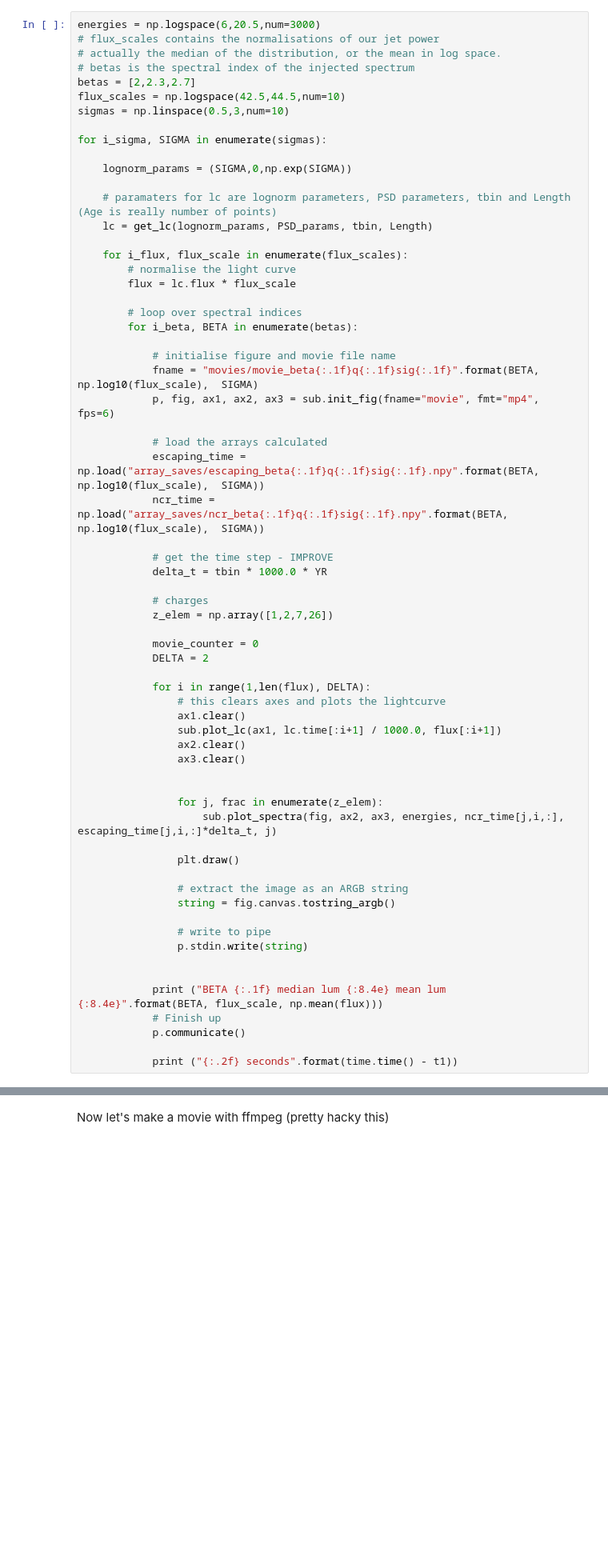
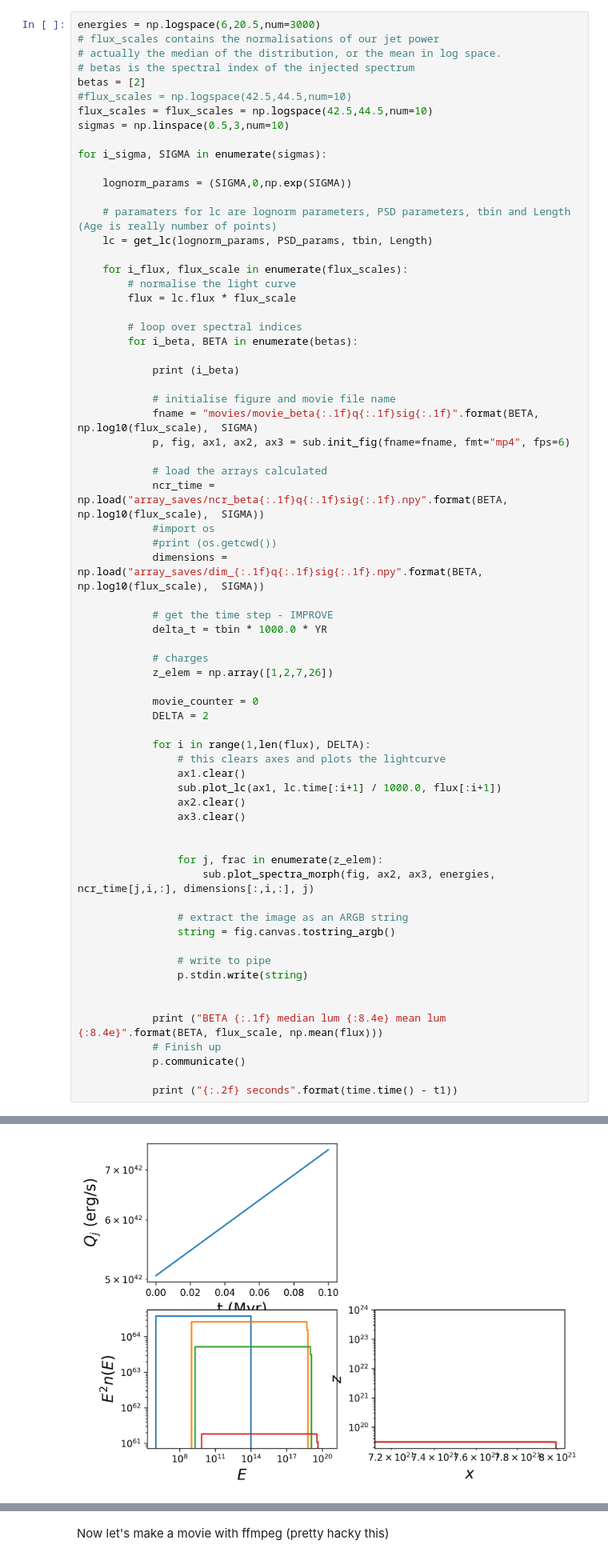
Before and after one commit to jhmatthews/CR-Variable-Jet, a Jupyter notebook: make_movies.ipynb, the cells around one changed output, grey strips where cells are left out. Shown at 80% size. Cells and saved outputs as stored; diff of their text form; blank space fills up the shorter version.

```diff
--- a/make_movies.ipynb
+++ b/make_movies.ipynb
@@ -162,8 +87,9 @@ energies = np.logspace(6,20.5,num=3000)
 # flux_scales contains the normalisations of our jet power
 # actually the median of the distribution, or the mean in log space.
 # betas is the spectral index of the injected spectrum
-betas = [2,2.3,2.7]
-flux_scales = np.logspace(42.5,44.5,num=10)
+betas = [2]
+#flux_scales = np.logspace(42.5,44.5,num=10)
+flux_scales = flux_scales = np.logspace(42.5,44.5,num=10)
 sigmas = np.linspace(0.5,3,num=10)
 
 for i_sigma, SIGMA in enumerate(sigmas):
@@ -180,13 +106,17 @@ for i_sigma, SIGMA in enumerate(sigmas):
         # loop over spectral indices
         for i_beta, BETA in enumerate(betas):
 
+            print (i_beta)
+
             # initialise figure and movie file name
             fname = "movies/movie_beta{:.1f}q{:.1f}sig{:.1f}".format(BETA, np.log10(flux_scale),  SIGMA)
-            p, fig, ax1, ax2, ax3 = sub.init_fig(fname="movie", fmt="mp4", fps=6)
+            p, fig, ax1, ax2, ax3 = sub.init_fig(fname=fname, fmt="mp4", fps=6)
 
             # load the arrays calculated
-            escaping_time = np.load("array_saves/escaping_beta{:.1f}q{:.1f}sig{:.1f}.npy".format(BETA, np.log10(flux_scale),  SIGMA))
             ncr_time = np.load("array_saves/ncr_beta{:.1f}q{:.1f}sig{:.1f}.npy".format(BETA, np.log10(flux_scale),  SIGMA))
+            #import os
+            #print (os.getcwd())
+            dimensions = np.load("array_saves/dim_{:.1f}q{:.1f}sig{:.1f}.npy".format(BETA, np.log10(flux_scale),  SIGMA))
 
             # get the time step - IMPROVE
             delta_t = tbin * 1000.0 * YR
@@ -206,9 +136,7 @@ for i_sigma, SIGMA in enumerate(sigmas):
 
 
                 for j, frac in enumerate(z_elem):
-                    sub.plot_spectra(fig, ax2, ax3, energies, ncr_time[j,i,:], escaping_time[j,i,:]*delta_t, j)
-
-                plt.draw()
+                    sub.plot_spectra_morph(fig, ax2, ax3, energies, ncr_time[j,i,:], dimensions[:,i,:], j)
 
                 # extract the image as an ARGB string
                 string = fig.canvas.tostring_argb()
@@ -222,3 +150,4 @@ for i_sigma, SIGMA in enumerate(sigmas):
             p.communicate()
 
             print ("{:.2f} seconds".format(time.time() - t1))
+# %% [output]
@@ -224,0 +156 @@ for i_sigma, SIGMA in enumerate(sigmas):
+[figure, added]
```
Also changed, not shown: parts of 10 cells of this notebook, 12 other files.
